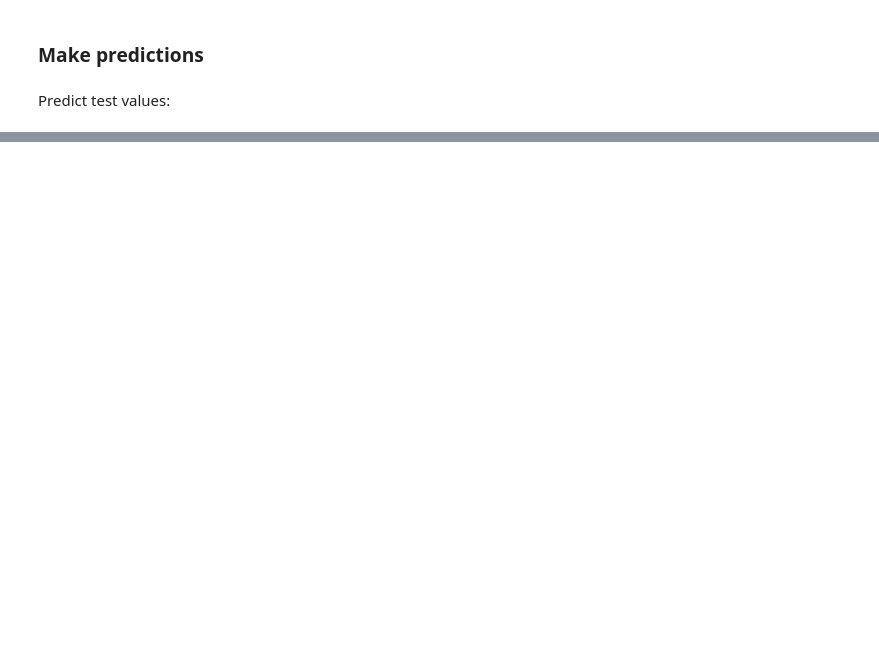
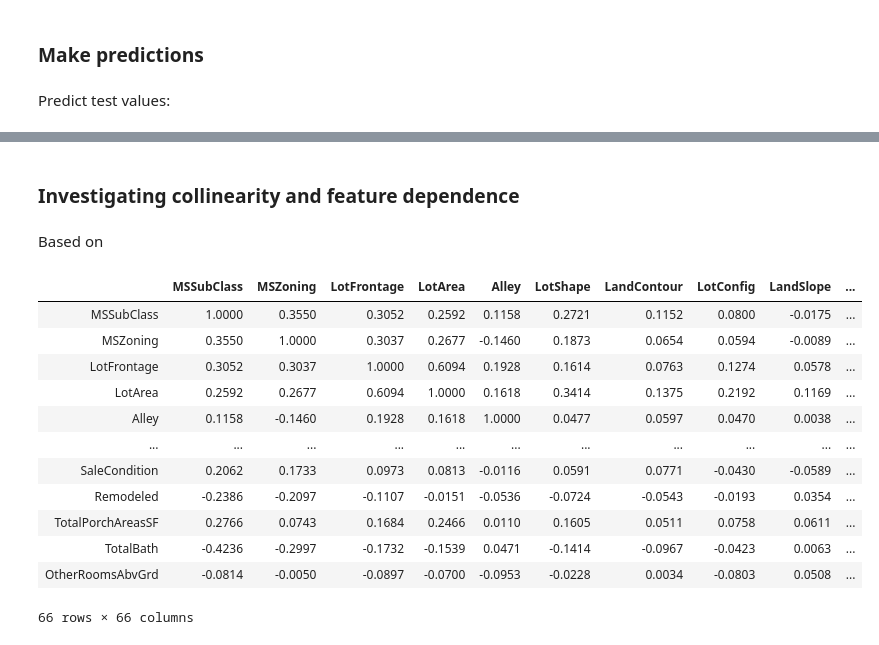
Before and after one commit to yslnam/collaborations, a Jupyter notebook: notebooks/You-Sun_Corr_Random_Forest_Notebook.ipynb, the cells around one changed output, grey strips where cells are left out. Saved outputs shown, nothing was run; the diff lists cells and outputs as text; code cells hidden in the pictures; blank space fills up the shorter version.

```diff
--- a/notebooks/You-Sun_Corr_Random_Forest_Notebook.ipynb
+++ b/notebooks/You-Sun_Corr_Random_Forest_Notebook.ipynb
@@ -345,7 +258,7 @@ from sklearn.ensemble import RandomForestRegressor
 from pprint import pprint
 # %%
 # Create base model
-rf = RandomForestRegressor()
+rf = RandomForestRegressor(random_state = 999, oob_score = True)
 # %%
 # Check out base/default parameters
 print('Parameters currently in use:\n')
@@ -378,25 +293,19 @@ from sklearn.model_selection import RandomizedSearchCV
 # %%
 # Number of trees in random forest
 n_estimators = [int(x) for x in np.linspace(start = 2000, stop = 3500, num = 10)]
+# Criterion
+criterion = ['mse', 'mae']
 # Number of features to consider at every split
 max_features = [7, 8, 9, 10, 11, 12, 15, 16, 20, 22]
-# # Maximum number of levels in a tree
-# max_depth = [int(x) for x in np.linspace(10, 110, num = 11)]
-# max_depth.append(None)
 # Minimum number of samples required to split a node
-min_samples_split = [8, 9, 10]
-# # Minimum number of samples required at each leaf node
-# min_samples_leaf = [int(x) for x in np.linspace(start = 1, stop = 100, num = 10)]
-# Experimenting with random_state
-random_state = [0, 10, 50, 100]
+min_samples_split = np.arange(8,11,1)
 # %%
 # Create the random grid
 random_grid = {'n_estimators': n_estimators,
+               'criterion': criterion,
                'max_features': max_features,
-#                'max_depth': max_depth,
-               'min_samples_split': min_samples_split,
-#                'min_samples_leaf': min_samples_leaf,
-               'random_state': random_state}
+               'min_samples_split': min_samples_split
+              }
 # %%
 pprint(random_grid)
 # %% [output]
@@ -481,0 +404,6 @@ Fitting 5 folds for each of 48 candidates, totalling 240 fits
+# %%
+param_grid = {
+    'max_features': [16, 18, 20, 22],
+    'min_samples_split': [8, 9, 10],
+    'n_estimators': [2000, 2666, 2700, 3166]
+}
@@ -541,0 +705,4 @@ importance:
+# %% [markdown]
+### Investigating collinearity and feature dependence
+# %% [markdown]
+Based on
@@ -541,0 +711,16 @@ importance:
+# %%
+feature_corr_matrix(X_train)
+# %% [output]
+|  | MSSubClass | MSZoning | LotFrontage | LotArea | Alley | LotShape | LandContour | LotConfig | LandSlope | ... |
+| MSSubClass | 1.0000 | 0.3550 | 0.3052 | 0.2592 | 0.1158 | 0.2721 | 0.1152 | 0.0800 | -0.0175 | ... |
+| MSZoning | 0.3550 | 1.0000 | 0.3037 | 0.2677 | -0.1460 | 0.1873 | 0.0654 | 0.0594 | -0.0089 | ... |
+| LotFrontage | 0.3052 | 0.3037 | 1.0000 | 0.6094 | 0.1928 | 0.1614 | 0.0763 | 0.1274 | 0.0578 | ... |
+| LotArea | 0.2592 | 0.2677 | 0.6094 | 1.0000 | 0.1618 | 0.3414 | 0.1375 | 0.2192 | 0.1169 | ... |
+| Alley | 0.1158 | -0.1460 | 0.1928 | 0.1618 | 1.0000 | 0.0477 | 0.0597 | 0.0470 | 0.0038 | ... |
+| ... | ... | ... | ... | ... | ... | ... | ... | ... | ... | ... |
+| SaleCondition | 0.2062 | 0.1733 | 0.0973 | 0.0813 | -0.0116 | 0.0591 | 0.0771 | -0.0430 | -0.0589 | ... |
+| Remodeled | -0.2386 | -0.2097 | -0.1107 | -0.0151 | -0.0536 | -0.0724 | -0.0543 | -0.0193 | 0.0354 | ... |
+| TotalPorchAreasSF | 0.2766 | 0.0743 | 0.1684 | 0.2466 | 0.0110 | 0.1605 | 0.0511 | 0.0758 | 0.0611 | ... |
+| TotalBath | -0.4236 | -0.2997 | -0.1732 | -0.1539 | 0.0471 | -0.1414 | -0.0967 | -0.0423 | 0.0063 | ... |
+| OtherRoomsAbvGrd | -0.0814 | -0.0050 | -0.0897 | -0.0700 | -0.0953 | -0.0228 | 0.0034 | -0.0803 | 0.0508 | ... |
+66 rows × 66 columns
```
Also changed, not shown: parts of 86 cells of this notebook.
